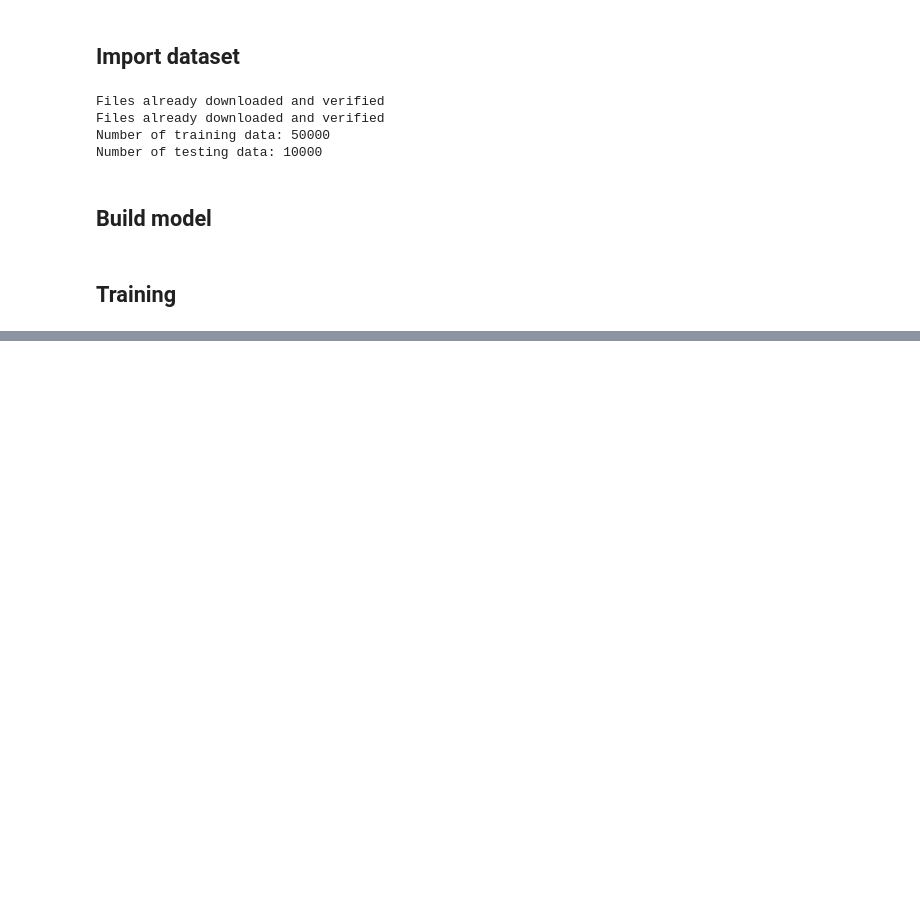
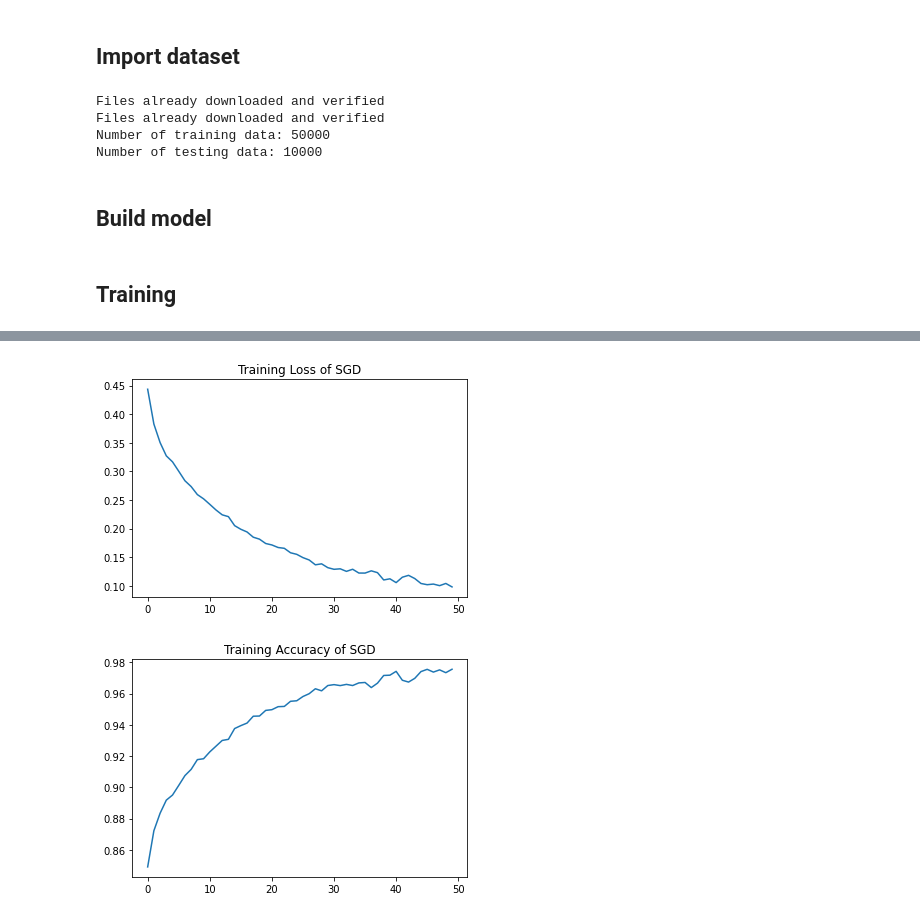
Before and after one commit to gautamvira/StackingOptimizers, a Jupyter notebook: StackingOptimizers/AdamSGD.ipynb, the cells around one changed output, grey strips where cells are left out. Drawn from its saved outputs; the diff is of its cells as text; code cells hidden in the pictures; blank space fills up the shorter version.

```diff
--- a/StackingOptimizers/AdamSGD.ipynb
+++ b/StackingOptimizers/AdamSGD.ipynb
@@ -176,0 +199,5 @@ for i in tqdm(range(10), desc=f"Training progress", colour="#00ff00"):
+# %%
+optimizer = torch.optim.SGD(model.parameters(), lr = lr, momentum=0.95, weight_decay=5e-4)
+
+accuracy_lst_SGD, loss_lst_SGD = train(model, train_loader, optimizer, loss_func, 50)
+evaluate(model, test_loader, loss_func)
@@ -176,0 +218,11 @@ for i in tqdm(range(10), desc=f"Training progress", colour="#00ff00"):
+# %%
+plt.plot(range(50), loss_lst_SGD)
+plt.title('Training Loss of SGD')
+plt.show()
+
+plt.plot(range(50), accuracy_lst_SGD)
+plt.title('Training Accuracy of SGD')
+plt.show()
+# %% [output]
+[figure, added]
+[figure, added]
```
Also changed, not shown: parts of 12 cells of this notebook, 1 other file.
